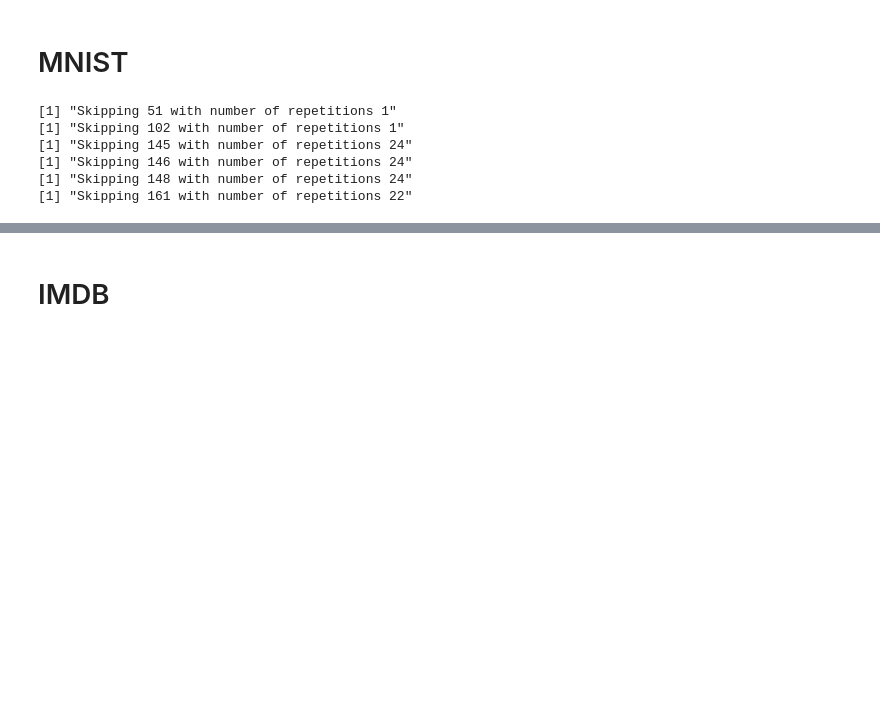
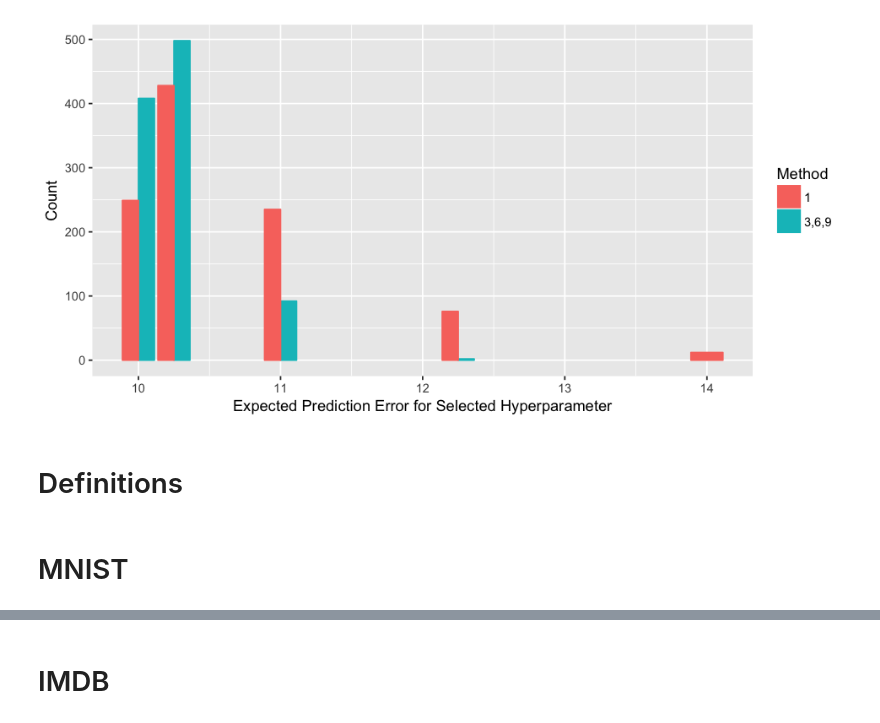
Before and after one commit to LarsHH/reproducible-hyperparameter-optimization-jcgs-2019, a Jupyter notebook: evaluation.ipynb, the cells around one changed output, grey strips where cells are left out. Drawn from its saved outputs; the diff is of its cells as text; code cells hidden in the pictures; blank space fills up the shorter version.

```diff
--- a/evaluation.ipynb
+++ b/evaluation.ipynb
@@ -885,0 +400,7 @@ rval$l.H0
+# %%
+p <- ggplot(toy.hist.df, aes(x=f(x, sd=0), color=Method, fill=Method)) + geom_bar(position="dodge") + labs(x="Expected Prediction Error for Selected Hyperparameter", y = "Count")
+p
+# %% [output]
+[figure, added]
+# %% [markdown]
+# Definitions
@@ -886,29 +411,2 @@ rval$l.H0
 # %% [markdown]
 # MNIST
-# %%
-results <- read.csv("./mnistcnn/mnist_results.csv", header = T)
-completed <- subset(results, Status == 'COMPLETED')
-
-dropout.unique <- unique(completed$dropout)
-num.distinct.values <- length(dropout.unique)
-psi.mnist <- list()
-group.idx <- 1
-psi.idx <- 1
-for (group.idx in 1:num.distinct.values){
-    this.df <- subset(completed, dropout == dropout.unique[group.idx])
-    if (length(this.df$Objective) == 25){
-        psi.mnist[[psi.idx]] = this.df$Objective
-        psi.idx <- psi.idx + 1
-    } else {
-        print(paste("Skipping", group.idx, "with number of repetitions", length(this.df$Objective)))
-    }
-}
-
-num.groups <- length(psi.mnist)
-# %% [output]
-[1] "Skipping 51 with number of repetitions 1"
-[1] "Skipping 102 with number of repetitions 1"
-[1] "Skipping 145 with number of repetitions 24"
-[1] "Skipping 146 with number of repetitions 24"
-[1] "Skipping 148 with number of repetitions 24"
-[1] "Skipping 161 with number of repetitions 22"
```
Also changed, not shown: parts of 169 cells of this notebook, 2 other files.
